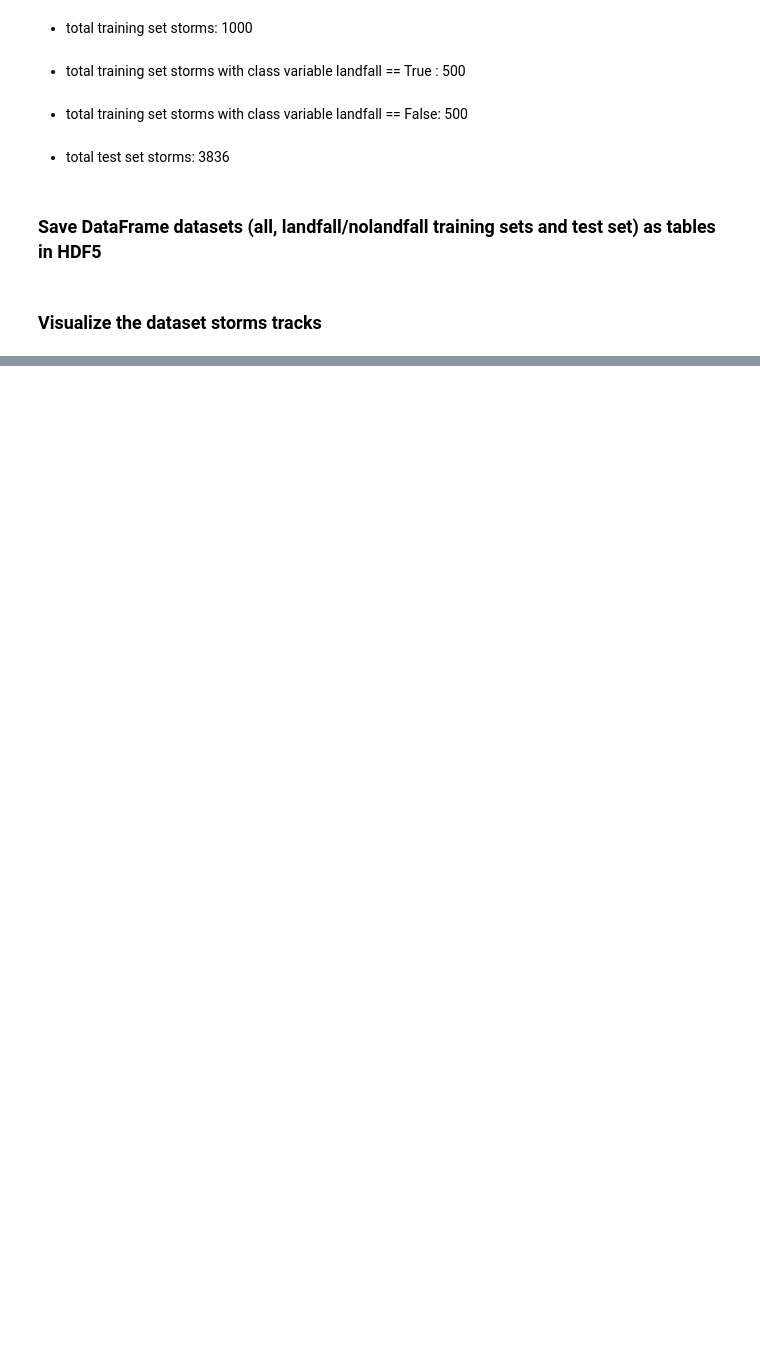
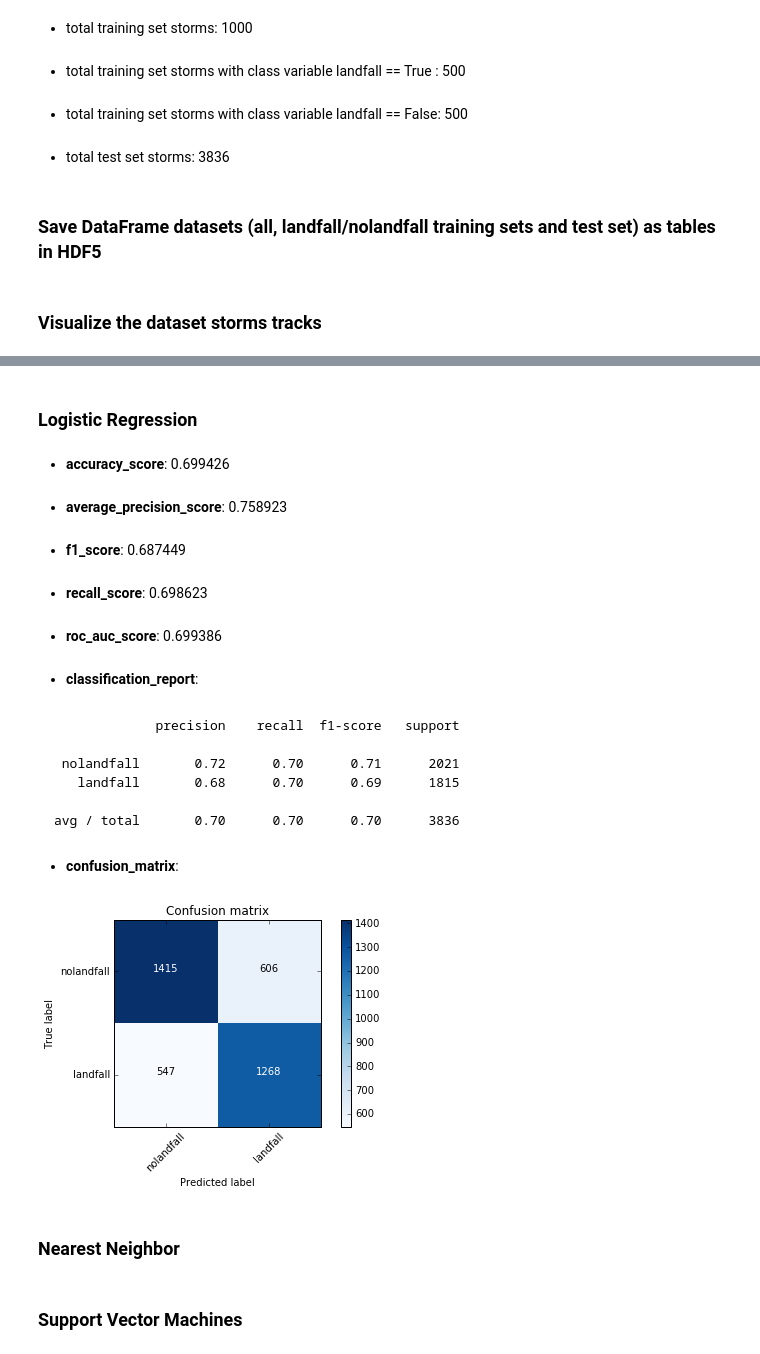
Before and after one commit to pymonger/tropicalstorm-ml-analysis, a Jupyter notebook: Will a tropical storm make landfall?.ipynb, the cells around one changed output, grey strips where cells are left out. Cells and saved outputs as stored; diff of their text form; code cells hidden in the pictures; blank space fills up the shorter version.

```diff
--- a/Will a tropical storm make landfall?.ipynb
+++ b/Will a tropical storm make landfall?.ipynb
@@ -511,0 +709,31 @@ for r in nolandfall_sample.itertuples():
+# %% [markdown]
+### Logistic Regression
+# %%
+from sklearn import linear_model
+
+
+# train the classifier
+clf = linear_model.LogisticRegression()
+clf.fit(X_train, y_train)
+
+# predict on test yyy
+y_test_pred = clf.predict(X_test)
+
+# print metrics
+print_metrics(y_test_truth, y_test_pred)
+
+# get confusion matrix
+cnf_matrix = metrics.confusion_matrix(y_test_truth, y_test_pred)
+plot_confusion_matrix(cnf_matrix, classes=CLASS_LABELS)
+# %% [output]
+* **accuracy_score**: 0.699426
+* **average_precision_score**: 0.758923
+* **f1_score**: 0.687449
+* **recall_score**: 0.698623
+* **roc_auc_score**: 0.699386
+* **classification_report**:
+precision recall f1-score support nolandfall 0.72 0.70 0.71 2021 landfall 0.68 0.70 0.69 1815 avg / total 0.70 0.70 0.70 3836
+* **confusion_matrix**:
+[figure, added]
+# %% [markdown]
+### Nearest Neighbor
@@ -511,0 +758,2 @@ for r in nolandfall_sample.itertuples():
+# %% [markdown]
+### Support Vector Machines
```
Also changed, not shown: parts of 11 cells of this notebook, 8 other files.
